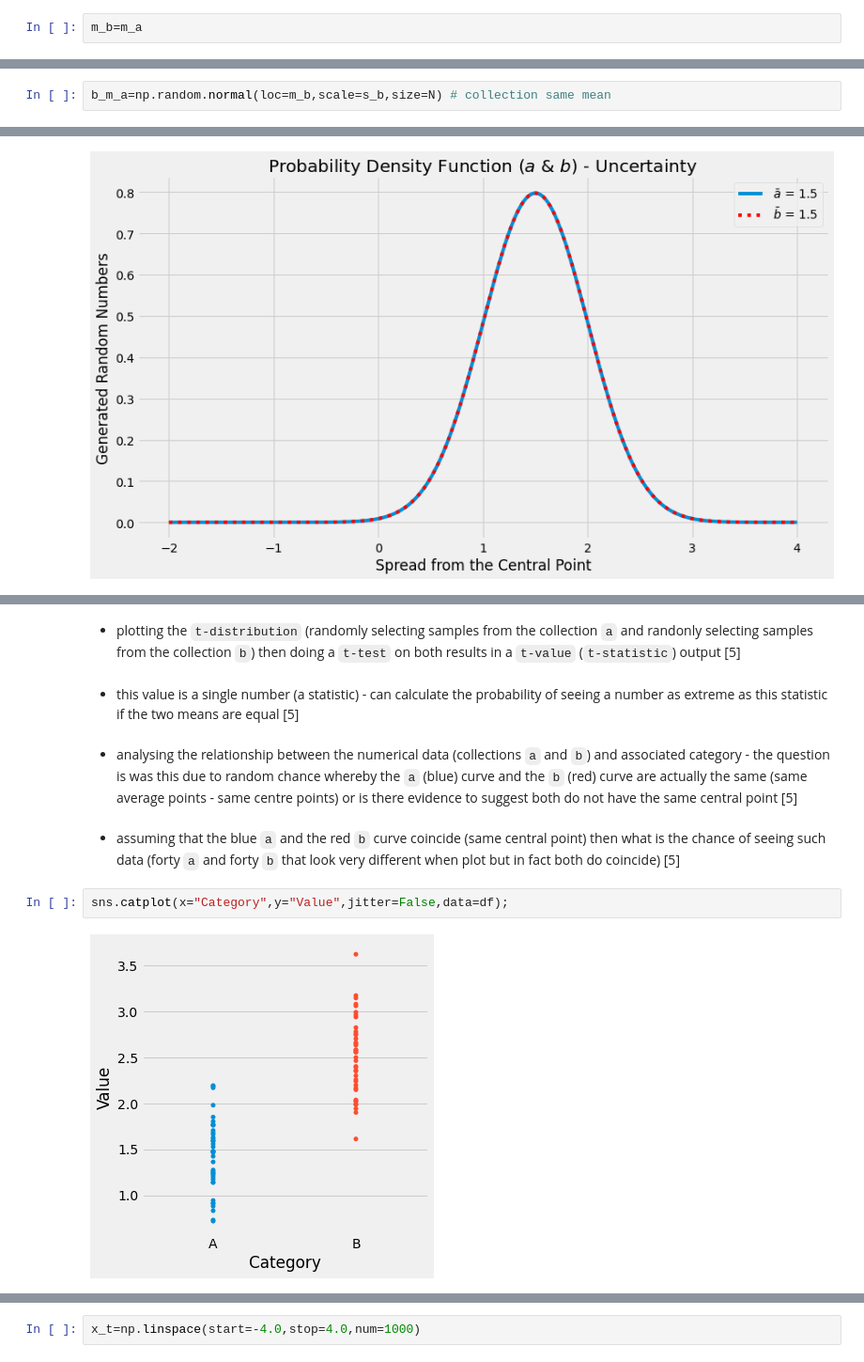
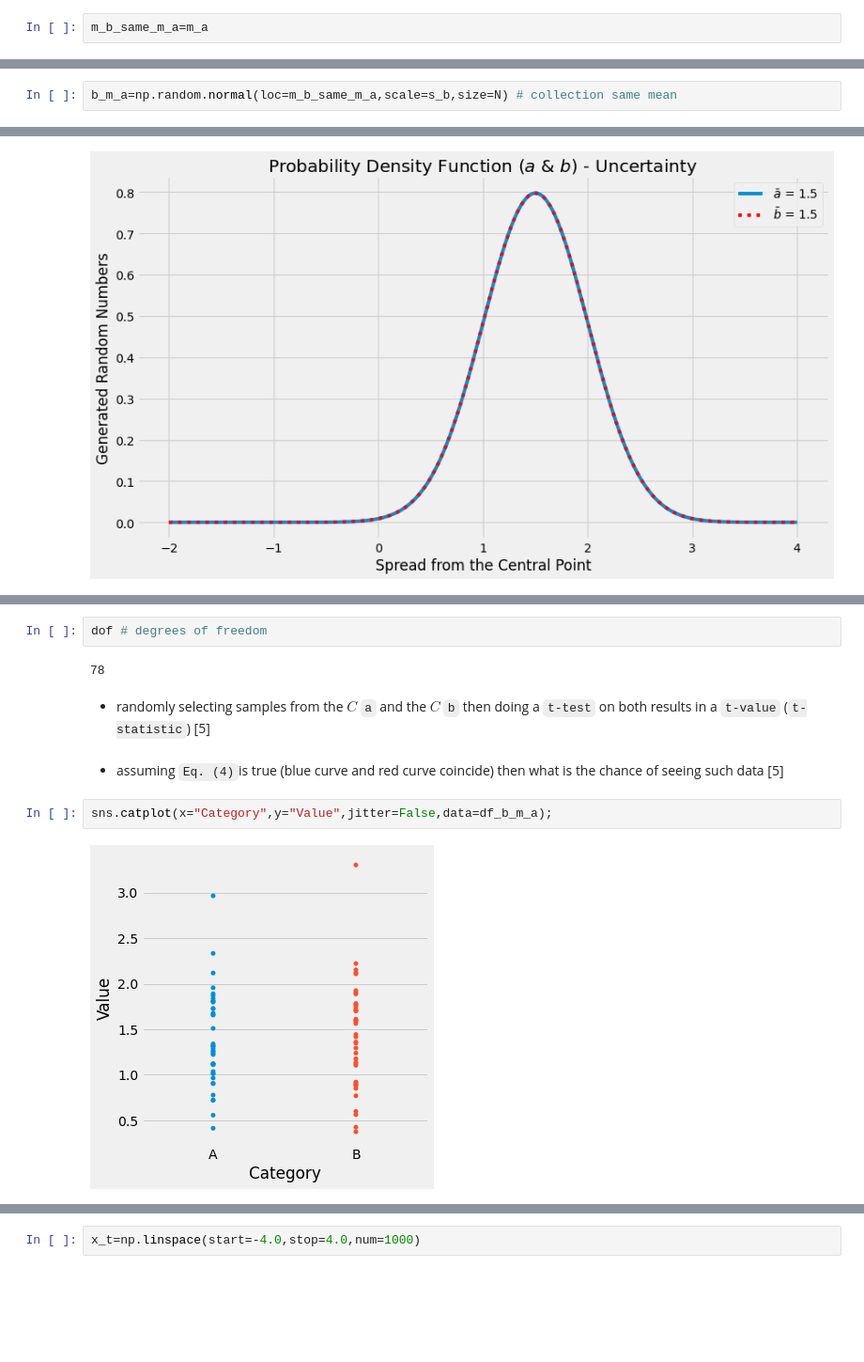
Before and after one commit to SeanOhAileasa/mls-scikit-learn-scipy-stats, a Jupyter notebook: scipy-stats.ipynb, the cells around one changed output, grey strips where cells are left out. Shown at 94% size. Saved outputs shown, nothing was run; the diff lists cells and outputs as text; blank space fills up the shorter version.

```diff
--- a/scipy-stats.ipynb
+++ b/scipy-stats.ipynb
@@ -721,4 +758,4 @@ m_a
 # %% [output]
 1.5
 # %%
-m_b=m_a
+m_b_same_m_a=m_a
@@ -731,3 +766,3 @@ m_b
 # %%
-b_m_a=np.random.normal(loc=m_b,scale=s_b,size=N) # collection same mean
+b_m_a=np.random.normal(loc=m_b_same_m_a,scale=s_b,size=N) # collection same mean
 # %%
@@ -937,12 +904,12 @@ dof
+# %%
+dof # degrees of freedom
+# %% [output]
+78
 # %% [markdown]
-- plotting the ``t-distribution`` (randomly selecting samples from the collection ``a`` and randonly selecting samples from the collection ``b``) then doing a ``t-test`` on both results in a ``t-value`` (``t-statistic``) output [5]
+- randomly selecting samples from the $C$ ``a`` and the $C$ ``b`` then doing a ``t-test`` on both results in a ``t-value`` (``t-statistic``) [5]
-# %% [markdown]
-- this value is a single number (a statistic) - can calculate the probability of seeing a number as extreme as this statistic if the two means are equal [5]
-# %% [markdown]
-- analysing the relationship between the numerical data (collections ``a`` and ``b``) and associated category - the question is was this due to random chance whereby the ``a`` (blue) curve and the ``b`` (red) curve are actually the same (same average points - same centre points) or is there evidence to suggest both do not have the same central point [5]
 # %% [markdown]
-- assuming that the blue ``a`` and the red ``b`` curve coincide (same central point) then what is the chance of seeing such data (forty ``a`` and forty ``b`` that look very different when plot but in fact both do coincide) [5]
+- assuming ``Eq. (4)``is true (blue curve and red curve coincide) then what is the chance of seeing such data [5]
 # %%
-sns.catplot(x="Category",y="Value",jitter=False,data=df);
+sns.catplot(x="Category",y="Value",jitter=False,data=df_b_m_a);
 # %% [output]
-[figure, old version]
+[figure, new version]
```
Also changed, not shown: parts of 223 cells of this notebook, 1 other file.
